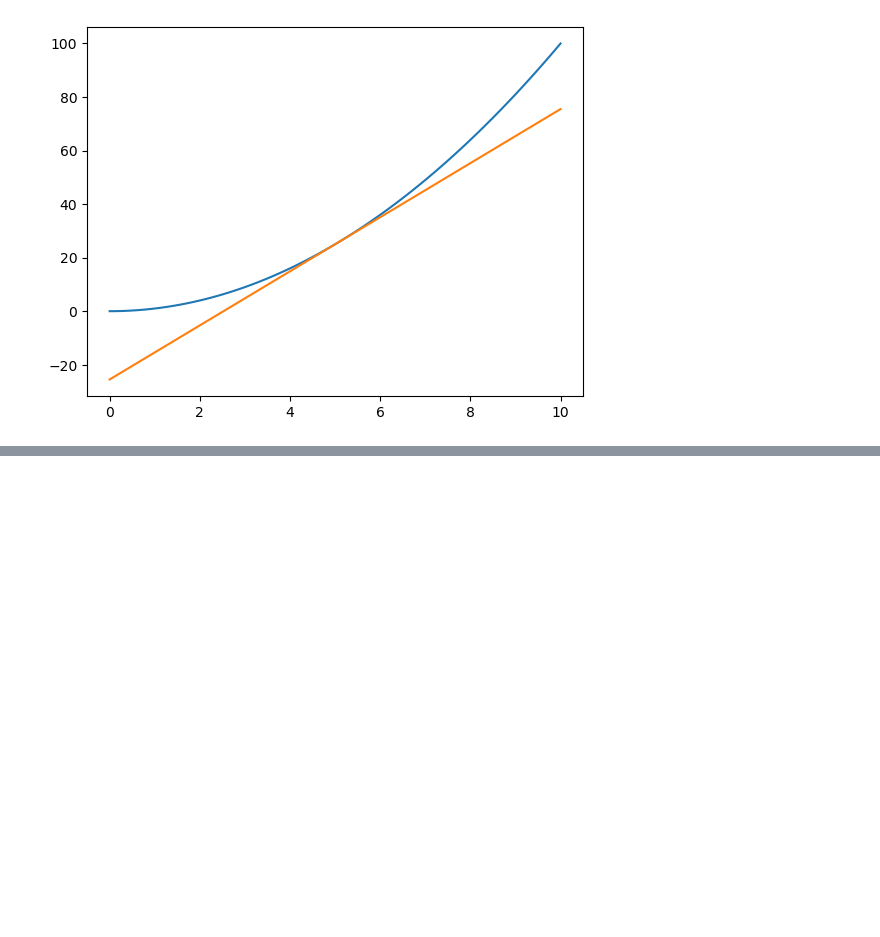
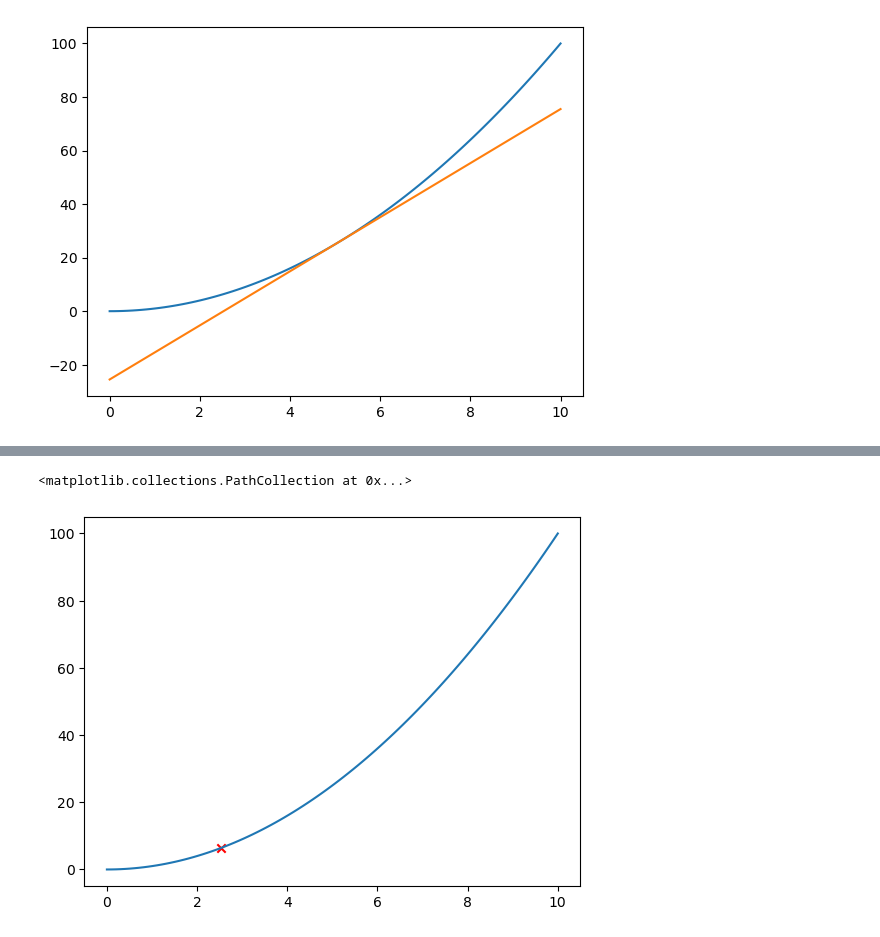
Before and after one commit to TMadden-Phys/Tutoring, a Jupyter notebook: Lesson 1.ipynb, the cells around one changed output, grey strips where cells are left out. Saved outputs shown, nothing was run; the diff lists cells and outputs as text; code cells hidden in the pictures; blank space fills up the shorter version.

```diff
--- a/Lesson 1.ipynb
+++ b/Lesson 1.ipynb
@@ -54,0 +61,10 @@ plt.plot(x, 2*x[50]*x-x[50]**2)
+# %%
+import numpy as np
+import matplotlib.pyplot as plt
+
+x = np.linspace(0,10,100)
+plt.plot(x,x**2)
+plt.scatter(x[25],x[25]**2, marker='x', c = 'red')
+# %% [output]
+<matplotlib.collections.PathCollection at 0x...>
+[figure, added]
```
Also changed, not shown: parts of 7 cells of this notebook.
